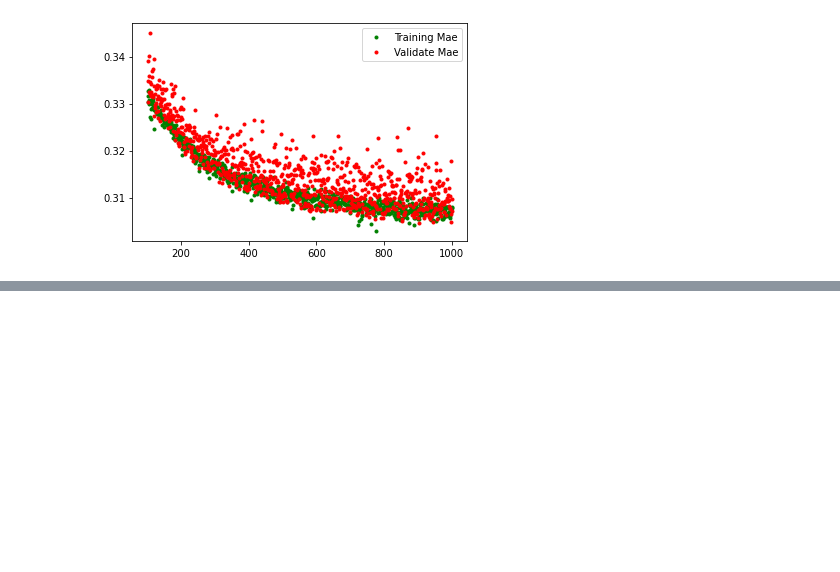
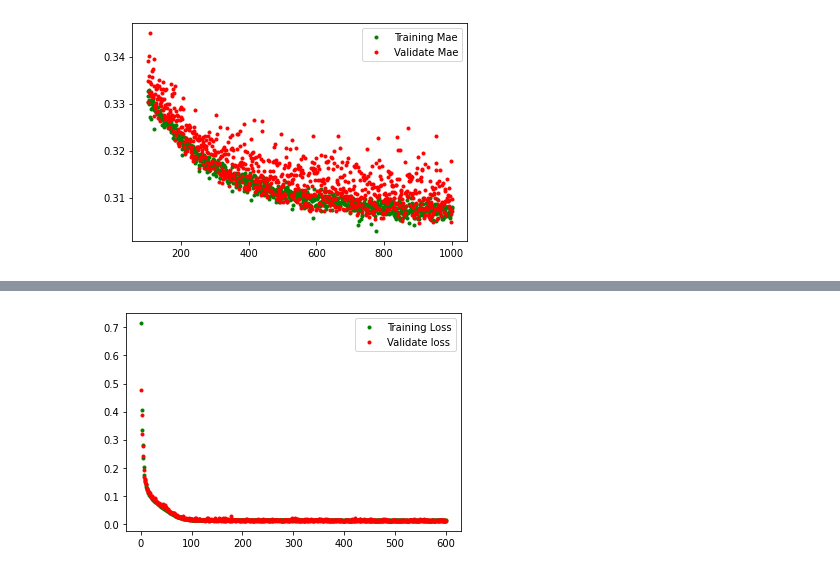
Before and after one commit to lincoln-cmd/Machine_Learning, a Jupyter notebook: 기초데이터.ipynb, the cells around one changed output, grey strips where cells are left out. Saved outputs shown, nothing was run; the diff lists cells and outputs as text; code cells hidden in the pictures; blank space fills up the shorter version.

```diff
--- a/기초데이터.ipynb
+++ b/기초데이터.ipynb
@@ -181,0 +271,12 @@ plt.show()
+# %%
+loss = history_2.history['loss']
+val_loss = history_2.history['val_loss']
+
+epochs = range(1, len(loss) + 1)
+plt.plot(epochs, loss, 'g.', label="Training Loss")
+plt.plot(epochs, val_loss, 'r.', label="Validate loss")
+
+plt.legend()
+plt.show()
+# %% [output]
+[figure, added]
```
Also changed, not shown: parts of 9 cells of this notebook.
